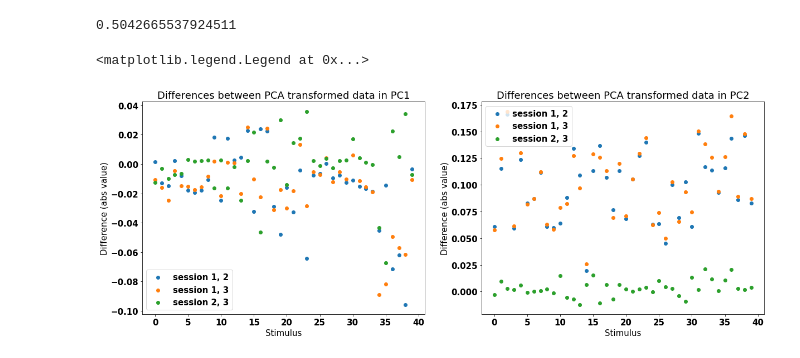
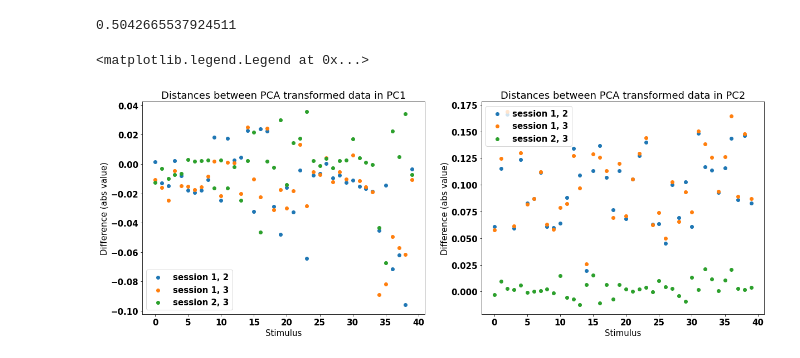
Before and after one commit to naomi-martin/swdb-representational-drift, a Jupyter notebook: code/pca_drifting_gratings.ipynb, the cells around one changed output. Cells and saved outputs as stored; diff of their text form; code cells hidden in the pictures.

```diff
--- a/code/pca_drifting_gratings.ipynb
+++ b/code/pca_drifting_gratings.ipynb
@@ -186,22 +186,22 @@ diff23_pc2 = transformed_data2[1]-transformed_data3[1]
 # %%
 # Visualize differences in PC1 and PC2 space between sessions
 fig, (ax1, ax2) = plt.subplots(1,2,figsize=(20,7))
 ax1.scatter(range(len(diff12_pc1)), (diff12_pc1), label = "session 1, 2")
 ax1.scatter(range(len(diff13_pc1)), diff13_pc1, label = "session 1, 3")
 ax1.scatter(range(len(diff23_pc1)), diff23_pc1, label = "session 2, 3")
-ax1.set_title("Differences between PCA transformed data in PC1")
+ax1.set_title("Distances between PCA transformed data in PC1")
 ax1.set_xlabel("Stimulus")
 ax1.set_ylabel("Difference (abs value)")
 
 # Visualize differences in PC2 space between sessions
 ax2.scatter(range(len(diff12_pc2)), diff12_pc2, label = "session 1, 2")
 ax2.scatter(range(len(diff13_pc2)), diff13_pc2, label = "session 1, 3")
 ax2.scatter(range(len(diff23_pc2)), diff23_pc2, label = "session 2, 3")
-ax2.set_title("Differences between PCA transformed data in PC2")
+ax2.set_title("Distances between PCA transformed data in PC2")
 ax2.set_xlabel("Stimulus")
 ax2.set_ylabel("Difference (abs value)")
 ax1.legend()
 ax2.legend()
 # %% [output]
 <matplotlib.legend.Legend at 0x...>
-[figure, old version]
+[figure, new version]
```
Also changed, not shown: 5 other files.
